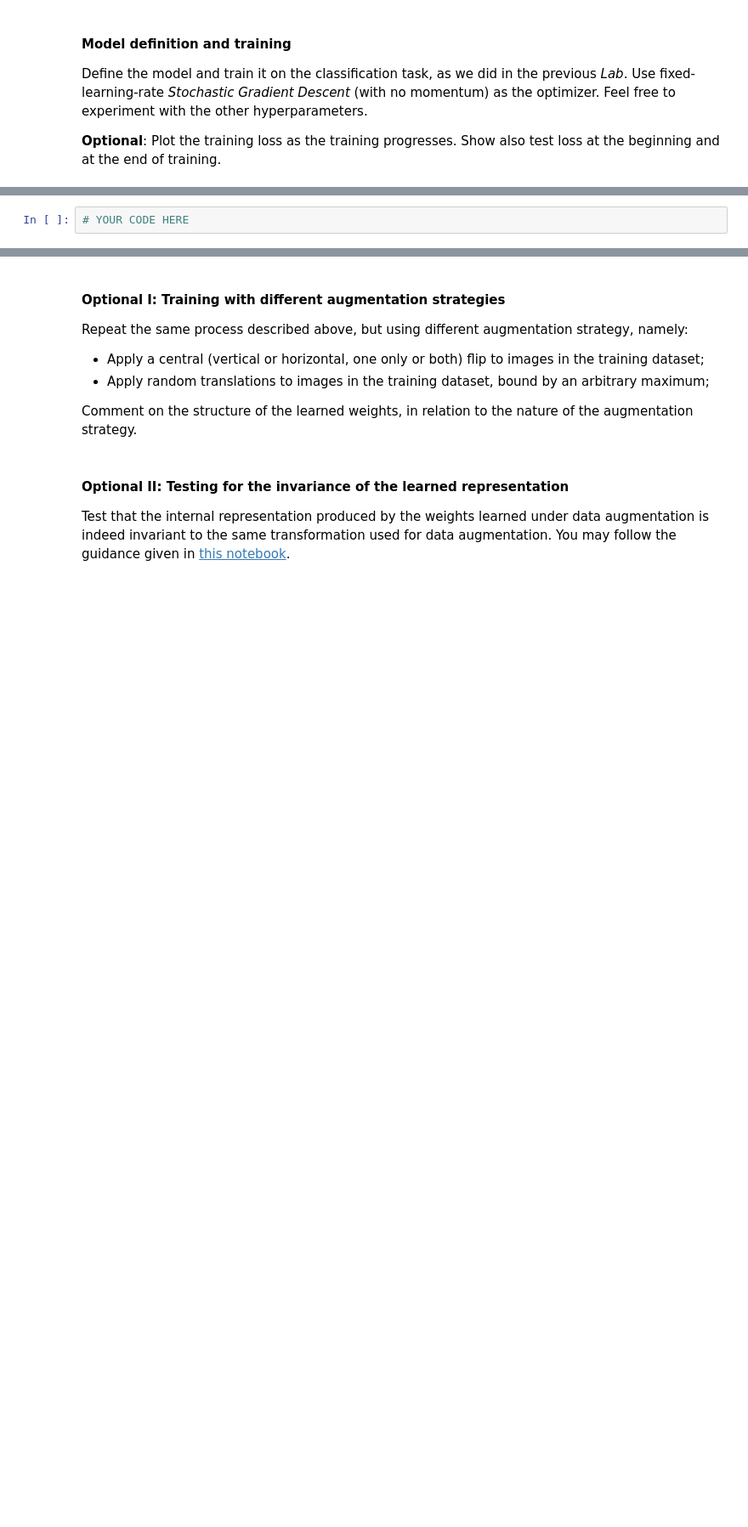
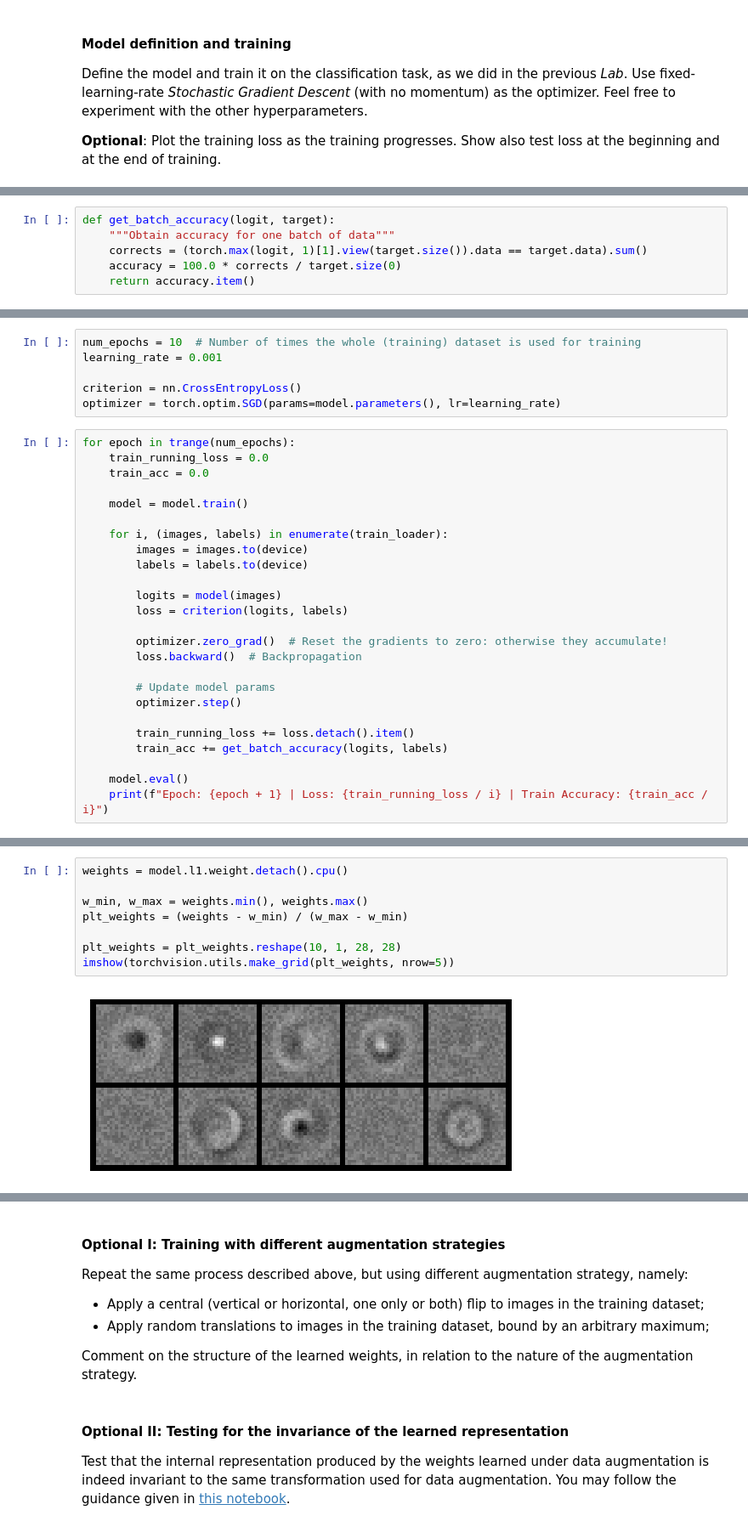
Before and after one commit to frekkoz3/Advanced-Deep-Learning-and-Kernel-Methods, a Jupyter notebook: Notebooks/Practices/AdvML_UniTS_2025_Lab_04_FCN_Augmentation.ipynb, the cells around one changed output, grey strips where cells are left out. Shown at 85% size. Drawn from its saved outputs; the diff is of its cells as text; blank space fills up the shorter version.

```diff
--- a/Notebooks/Practices/AdvML_UniTS_2025_Lab_04_FCN_Augmentation.ipynb
+++ b/Notebooks/Practices/AdvML_UniTS_2025_Lab_04_FCN_Augmentation.ipynb
@@ -37,0 +93,6 @@ Define the model and train it on the classification task, as we did in the previ
+# %%
+def get_batch_accuracy(logit, target):
+    """Obtain accuracy for one batch of data"""
+    corrects = (torch.max(logit, 1)[1].view(target.size()).data == target.data).sum()
+    accuracy = 100.0 * corrects / target.size(0)
+    return accuracy.item()
@@ -37,0 +112,31 @@ Define the model and train it on the classification task, as we did in the previ
+# %%
+num_epochs = 10  # Number of times the whole (training) dataset is used for training
+learning_rate = 0.001
+
+criterion = nn.CrossEntropyLoss()
+optimizer = torch.optim.SGD(params=model.parameters(), lr=learning_rate)
+# %%
+for epoch in trange(num_epochs):
+    train_running_loss = 0.0
+    train_acc = 0.0
+
+    model = model.train()
+
+    for i, (images, labels) in enumerate(train_loader):
+        images = images.to(device)
+        labels = labels.to(device)
+
+        logits = model(images)
+        loss = criterion(logits, labels)
+
+        optimizer.zero_grad()  # Reset the gradients to zero: otherwise they accumulate!
+        loss.backward()  # Backpropagation
+
+        # Update model params
+        optimizer.step()
+
+        train_running_loss += loss.detach().item()
+        train_acc += get_batch_accuracy(logits, labels)
+
+    model.eval()
+    print(f"Epoch: {epoch + 1} | Loss: {train_running_loss / i} | Train Accuracy: {train_acc / i}")
@@ -43,5 +159,13 @@ Extract the tensors corresponding to learned weights from the trained model (the
 Comment on the structure of the learned weights, in relation to the nature of the augmentation strategy.
 
 **Remark**: in order to be able to visualize the weights as images, they need to be appropriately scaled (as tensor) within the $[0,1]$ range.
-# %%
-# YOUR CODE HERE
+# %%
+weights = model.l1.weight.detach().cpu()
+
+w_min, w_max = weights.min(), weights.max()
+plt_weights = (weights - w_min) / (w_max - w_min)
+
+plt_weights = plt_weights.reshape(10, 1, 28, 28)
+imshow(torchvision.utils.make_grid(plt_weights, nrow=5))
+# %% [output]
+[figure, added]
```
Also changed, not shown: parts of 13 cells of this notebook, 5 other files.
